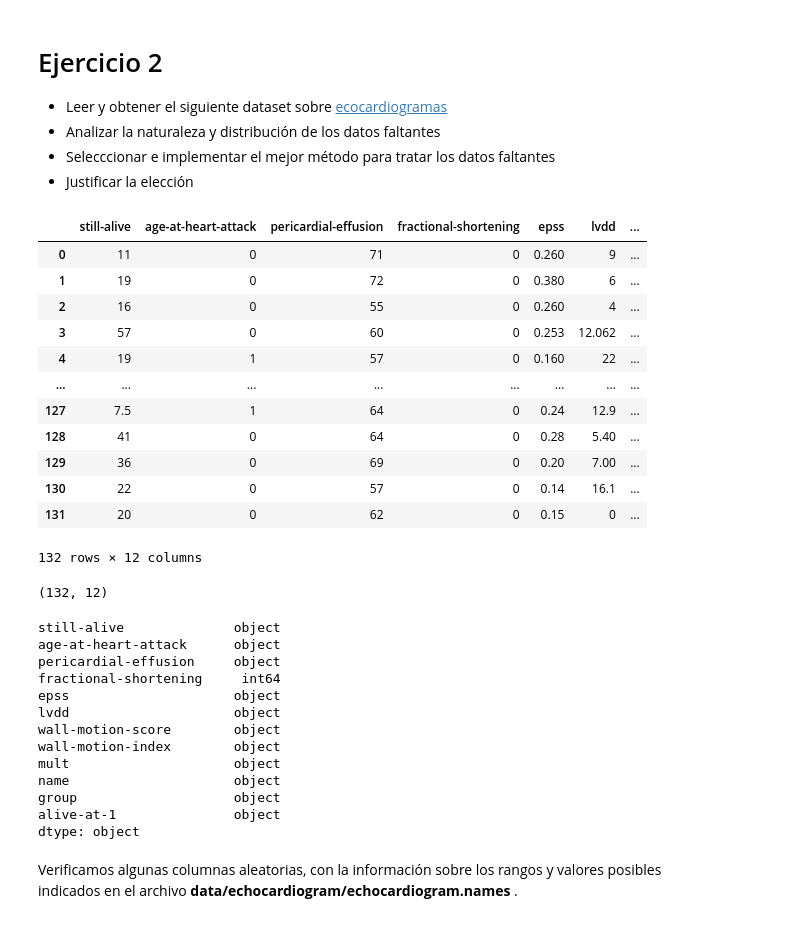
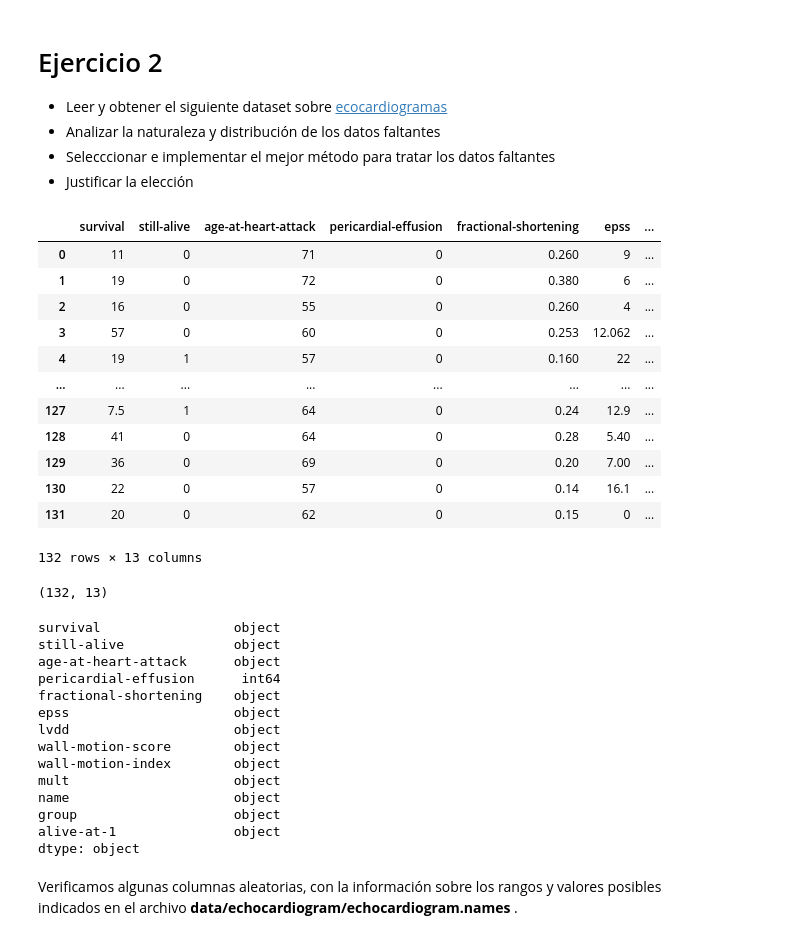
Before and after one commit to bossinblack/Dise-o-de-Base-de-Datos-II, a Jupyter notebook: tp2/2 - TP2.ipynb, the cells around one changed output. Saved outputs shown, nothing was run; the diff lists cells and outputs as text; code cells hidden in the pictures.

```diff
--- a/tp2/2 - TP2.ipynb
+++ b/tp2/2 - TP2.ipynb
@@ -238,21 +238,21 @@ Para este dataset, decidimos reemplazar los datos faltantes, teniendo en cuenta
 # %%
 
 
 import pandas as pd
 import requests
 import numpy as np
 import os
 import matplotlib.pyplot as plt
 %matplotlib inline
 import seaborn as sns
 
-names=["still-alive","age-at-heart-attack","pericardial-effusion","fractional-shortening","epss","lvdd","wall-motion-score","wall-motion-index","mult","name","group","alive-at-1"]
+names=["survival","still-alive","age-at-heart-attack","pericardial-effusion","fractional-shortening","epss","lvdd","wall-motion-score","wall-motion-index","mult","name","group","alive-at-1"]
 
 d_echo = pd.read_csv("data/echocardiogram/echocardiogram.data", names=names, index_col=False)
 
 d_echo
 # %% [output]
-|  | still-alive | age-at-heart-attack | pericardial-effusion | fractional-shortening | epss | lvdd | ... |
+|  | survival | still-alive | age-at-heart-attack | pericardial-effusion | fractional-shortening | epss | ... |
 | 0 | 11 | 0 | 71 | 0 | 0.260 | 9 | ... |
 | 1 | 19 | 0 | 72 | 0 | 0.380 | 6 | ... |
 | 2 | 16 | 0 | 55 | 0 | 0.260 | 4 | ... |
@@ -264,18 +264,19 @@ d_echo
 | 129 | 36 | 0 | 69 | 0 | 0.20 | 7.00 | ... |
 | 130 | 22 | 0 | 57 | 0 | 0.14 | 16.1 | ... |
 | 131 | 20 | 0 | 62 | 0 | 0.15 | 0 | ... |
-132 rows × 12 columns
+132 rows × 13 columns
 # %%
 d_echo.shape
 # %% [output]
-(132, 12)
+(132, 13)
 # %%
 d_echo.dtypes
 # %% [output]
+survival                 object
 still-alive              object
 age-at-heart-attack      object
-pericardial-effusion     object
-fractional-shortening     int64
+pericardial-effusion      int64
+fractional-shortening    object
 epss                     object
 lvdd                     object
 wall-motion-score        object
```
Also changed, not shown: parts of 43 cells of this notebook, 2 other files.
